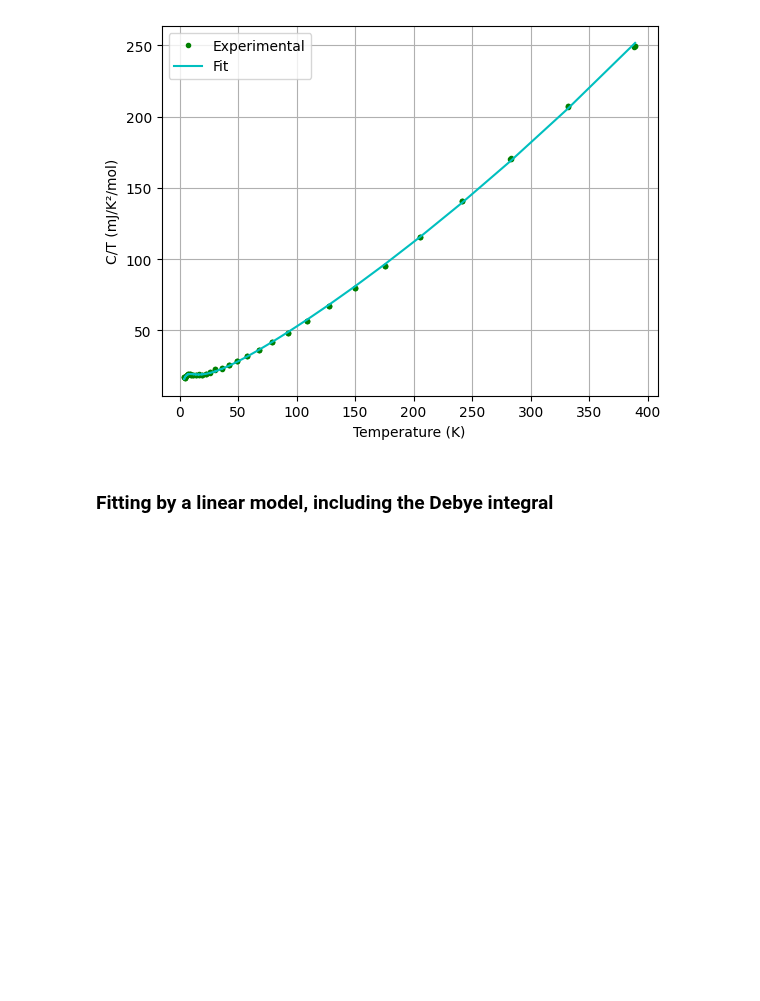
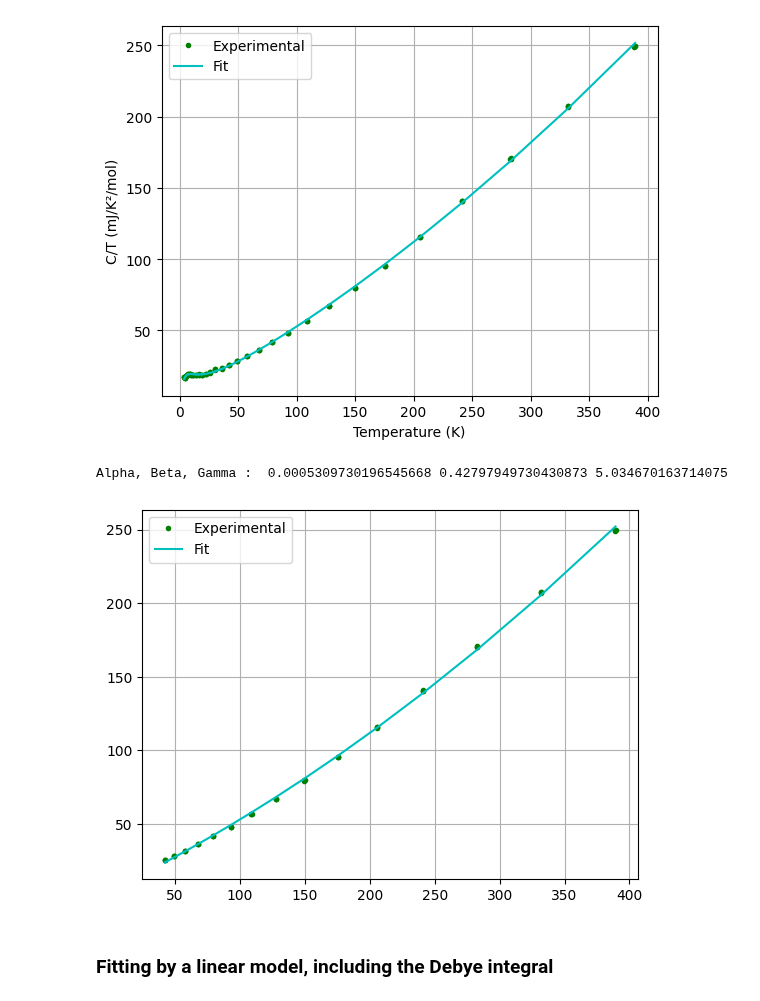
Before and after one commit to Gamal-on/YBCO, a Jupyter notebook: results_YBCO_HPHT.ipynb, the cells around one changed output. Drawn from its saved outputs; the diff is of its cells as text; code cells hidden in the pictures; blank space fills up the shorter version.

```diff
--- a/results_YBCO_HPHT.ipynb
+++ b/results_YBCO_HPHT.ipynb
@@ -108,6 +108,12 @@ nonlinear_optic_fit.plot_fit_optic(0, 400, cnt.squared_temperature_HPHT, cnt.hc_
 # %% [output]
 Beta, Gamma, n, E, nu :  0.45913868035279204 0.5664240982145297 0.001223842724940032 1.1441637446400501e-22 0.00047651468946626065
 [figure]
+# %%
+polynomial_optic_fit.plot_fit_quadra(40, 400, cnt.squared_temperature_HPHT, cnt.hc_div_temp_HPHT,
+                                     bounds=([0, 0.2, 0],[1, 1.1, 20]), opt=True)
+# %% [output]
+Alpha, Beta, Gamma :  0.0005309730196545668 0.42797949730430873 5.034670163714075
+[figure, added]
 # %% [markdown]
 ### Fitting by a linear model, including the Debye integral
 # %% [markdown]
```
Also changed, not shown: parts of 3 cells of this notebook, 4 other files.
